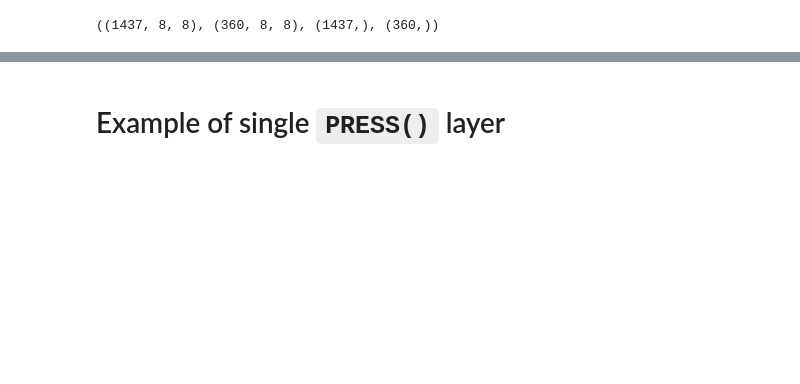
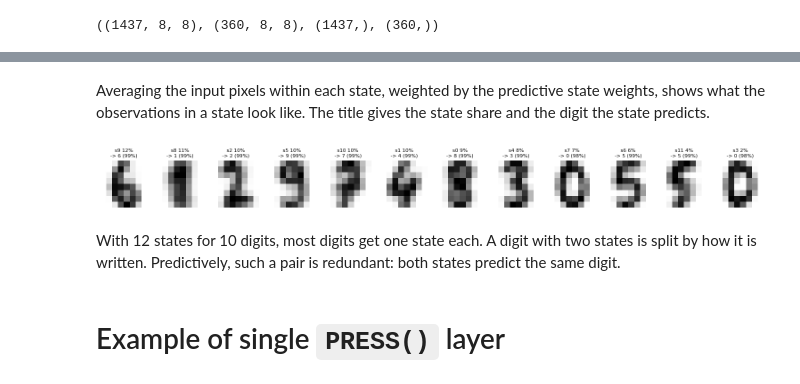
Before and after one commit to gmgeorg/pypress, a Jupyter notebook: notebooks/demo.ipynb, the cells around one changed output, grey strips where cells are left out. Drawn from its saved outputs; the diff is of its cells as text; code cells hidden in the pictures; blank space fills up the shorter version.

```diff
--- a/notebooks/demo.ipynb
+++ b/notebooks/demo.ipynb
@@ -680,3 +663,21 @@ sns.heatmap(pd.DataFrame(model.predict(X_test)))
+# %% [markdown]
+Averaging the input pixels within each state, weighted by the predictive state weights, shows what the
+observations in a state look like. The title gives the state share and the digit the state predicts.
+# %%
+pixels = pd.DataFrame(X_test.reshape(len(X_test), -1))
+state_images = analysis.agg_data_by_state(pixels, W_digits)   # (64 pixels, K)
+
+fig, axes = plt.subplots(1, n_states, figsize=(1.6 * n_states, 2.4))
+for ax, state in zip(axes, order):
+    ax.imshow(state_images[state].values.reshape(8, 8), cmap="gray_r")
+    ax.set_title(f"{state} {shares[state]:.0%}\n-> {p_digit.loc[state].idxmax()} ({p_digit.loc[state].max():.0%})",
+                 fontsize=8)
+    ax.axis("off")
+# %% [output]
+[figure, added]
+# %% [markdown]
+With 12 states for 10 digits, most digits get one state each. A digit with two states is split by how it is
+written. Predictively, such a pair is redundant: both states predict the same digit.
 # %% [markdown]
 # Example of single `PRESS()` layer
 # %%
```
Also changed, not shown: parts of 40 cells of this notebook.
